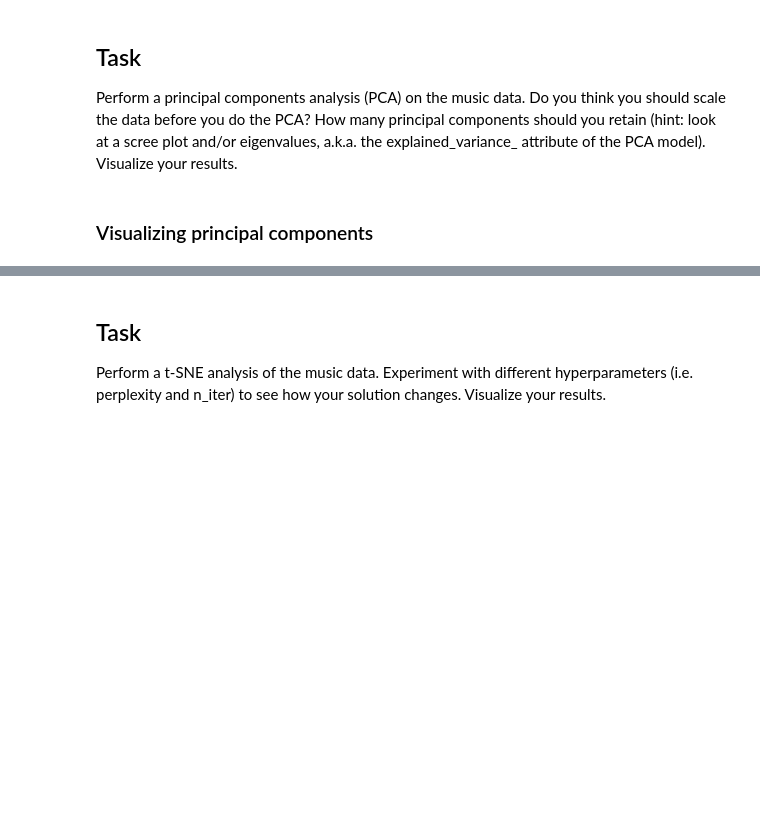
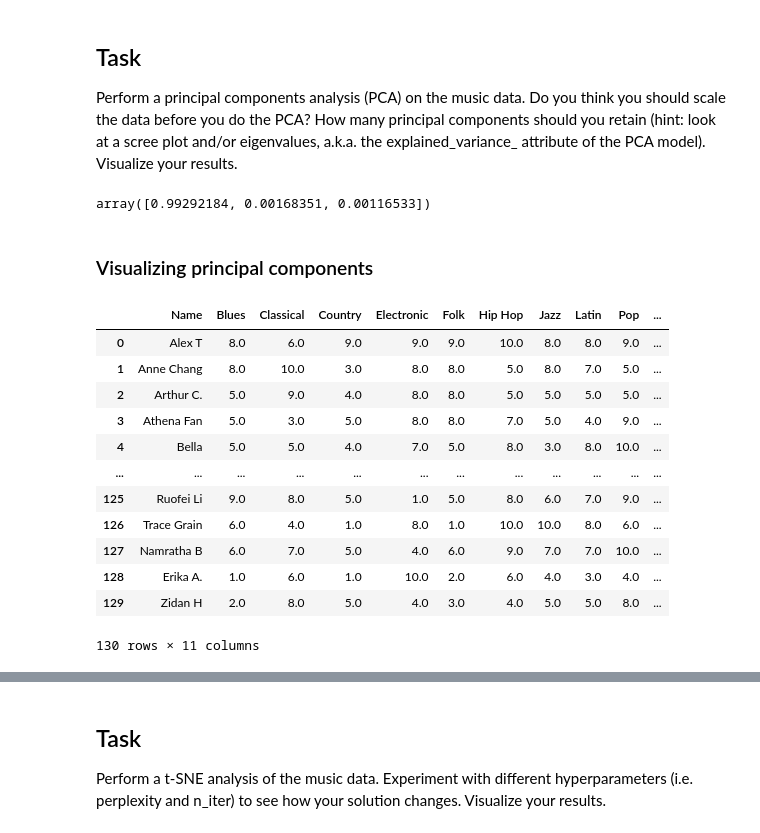
Before and after one commit to Mattcalcaterra/si618classwork, a Jupyter notebook: inclass/SI_618_Day_09_Dimension_Reduction_Inclass-1.ipynb, the cells around one changed output, grey strips where cells are left out. Saved outputs shown, nothing was run; the diff lists cells and outputs as text; code cells hidden in the pictures; blank space fills up the shorter version.

```diff
--- a/inclass/SI_618_Day_09_Dimension_Reduction_Inclass-1.ipynb
+++ b/inclass/SI_618_Day_09_Dimension_Reduction_Inclass-1.ipynb
@@ -441,3 +516,7 @@ do the PCA?  How many principal components should you retain (hint: look at a sc
+# %%
+pca.explained_variance_ratio_
+# %% [output]
+array([0.99292184, 0.00168351, 0.00116533])
 # %% [markdown]
 ### Visualizing principal components
 # %%
@@ -476,4 +555,20 @@ def pca_results(data, columns, pca):
 
     # Return a concatenated DataFrame
     return pd.concat([variance_ratios, components], axis=1)
+# %%
+music
+# %% [output]
+|  | Name | Blues | Classical | Country | Electronic | Folk | Hip Hop | Jazz | Latin | Pop | ... |
+| 0 | Alex T | 8.0 | 6.0 | 9.0 | 9.0 | 9.0 | 10.0 | 8.0 | 8.0 | 9.0 | ... |
+| 1 | Anne Chang | 8.0 | 10.0 | 3.0 | 8.0 | 8.0 | 5.0 | 8.0 | 7.0 | 5.0 | ... |
+| 2 | Arthur C. | 5.0 | 9.0 | 4.0 | 8.0 | 8.0 | 5.0 | 5.0 | 5.0 | 5.0 | ... |
+| 3 | Athena Fan | 5.0 | 3.0 | 5.0 | 8.0 | 8.0 | 7.0 | 5.0 | 4.0 | 9.0 | ... |
+| 4 | Bella | 5.0 | 5.0 | 4.0 | 7.0 | 5.0 | 8.0 | 3.0 | 8.0 | 10.0 | ... |
+| ... | ... | ... | ... | ... | ... | ... | ... | ... | ... | ... | ... |
+| 125 | Ruofei Li | 9.0 | 8.0 | 5.0 | 1.0 | 5.0 | 8.0 | 6.0 | 7.0 | 9.0 | ... |
+| 126 | Trace Grain | 6.0 | 4.0 | 1.0 | 8.0 | 1.0 | 10.0 | 10.0 | 8.0 | 6.0 | ... |
+| 127 | Namratha B | 6.0 | 7.0 | 5.0 | 4.0 | 6.0 | 9.0 | 7.0 | 7.0 | 10.0 | ... |
+| 128 | Erika A. | 1.0 | 6.0 | 1.0 | 10.0 | 2.0 | 6.0 | 4.0 | 3.0 | 4.0 | ... |
+| 129 | Zidan H | 2.0 | 8.0 | 5.0 | 4.0 | 3.0 | 4.0 | 5.0 | 5.0 | 8.0 | ... |
+130 rows × 11 columns
 # %%
```
Also changed, not shown: parts of 21 cells of this notebook, 1 other file.
